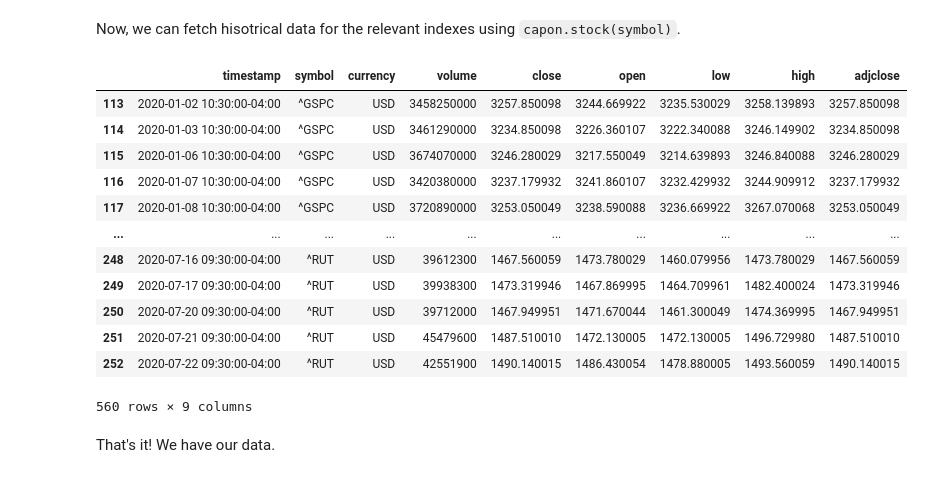
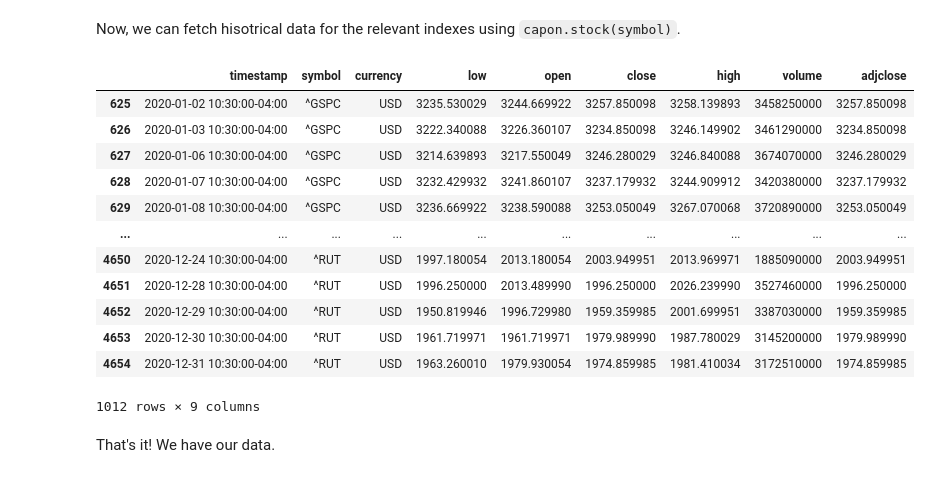
Before and after one commit to gialdetti/capon, a Jupyter notebook: examples/market_analysis/stock_indexes.ipynb, the cells around one changed output. Cells and saved outputs as stored; diff of their text form; code cells hidden in the pictures.

```diff
--- a/examples/market_analysis/stock_indexes.ipynb
+++ b/examples/market_analysis/stock_indexes.ipynb
@@ -34,23 +42,23 @@ Now, we can fetch hisotrical data for the relevant indexes using `capon.stock(sy
 # %%
 key_indexes = ['^GSPC', '^DJI', '^IXIC', '^RUT']
 # %%
-indexes = pd.concat([capon.stock(ticker, range='1y', interval='1d')
-                    for ticker in key_indexes], sort=False)
+indexes = pd.concat([capon.stock(ticker, range='5y', interval='1d') for ticker in key_indexes],
+                    ignore_index=True)
 indexes = indexes[pd.to_datetime(indexes['timestamp'], utc=True).dt.year == 2020]
 indexes
 # %% [output]
-|  | timestamp | symbol | currency | volume | close | open | low | high | adjclose |
-| 113 | 2020-01-02 10:30:00-04:00 | ^GSPC | USD | 3458250000 | 3257.850098 | 3244.669922 | 3235.530029 | 3258.139893 | 3257.850098 |
-| 114 | 2020-01-03 10:30:00-04:00 | ^GSPC | USD | 3461290000 | 3234.850098 | 3226.360107 | 3222.340088 | 3246.149902 | 3234.850098 |
-| 115 | 2020-01-06 10:30:00-04:00 | ^GSPC | USD | 3674070000 | 3246.280029 | 3217.550049 | 3214.639893 | 3246.840088 | 3246.280029 |
-| 116 | 2020-01-07 10:30:00-04:00 | ^GSPC | USD | 3420380000 | 3237.179932 | 3241.860107 | 3232.429932 | 3244.909912 | 3237.179932 |
-| 117 | 2020-01-08 10:30:00-04:00 | ^GSPC | USD | 3720890000 | 3253.050049 | 3238.590088 | 3236.669922 | 3267.070068 | 3253.050049 |
+|  | timestamp | symbol | currency | low | open | close | high | volume | adjclose |
+| 625 | 2020-01-02 10:30:00-04:00 | ^GSPC | USD | 3235.530029 | 3244.669922 | 3257.850098 | 3258.139893 | 3458250000 | 3257.850098 |
+| 626 | 2020-01-03 10:30:00-04:00 | ^GSPC | USD | 3222.340088 | 3226.360107 | 3234.850098 | 3246.149902 | 3461290000 | 3234.850098 |
+| 627 | 2020-01-06 10:30:00-04:00 | ^GSPC | USD | 3214.639893 | 3217.550049 | 3246.280029 | 3246.840088 | 3674070000 | 3246.280029 |
+| 628 | 2020-01-07 10:30:00-04:00 | ^GSPC | USD | 3232.429932 | 3241.860107 | 3237.179932 | 3244.909912 | 3420380000 | 3237.179932 |
+| 629 | 2020-01-08 10:30:00-04:00 | ^GSPC | USD | 3236.669922 | 3238.590088 | 3253.050049 | 3267.070068 | 3720890000 | 3253.050049 |
 | ... | ... | ... | ... | ... | ... | ... | ... | ... | ... |
-| 248 | 2020-07-16 09:30:00-04:00 | ^RUT | USD | 39612300 | 1467.560059 | 1473.780029 | 1460.079956 | 1473.780029 | 1467.560059 |
-| 249 | 2020-07-17 09:30:00-04:00 | ^RUT | USD | 39938300 | 1473.319946 | 1467.869995 | 1464.709961 | 1482.400024 | 1473.319946 |
-| 250 | 2020-07-20 09:30:00-04:00 | ^RUT | USD | 39712000 | 1467.949951 | 1471.670044 | 1461.300049 | 1474.369995 | 1467.949951 |
-| 251 | 2020-07-21 09:30:00-04:00 | ^RUT | USD | 45479600 | 1487.510010 | 1472.130005 | 1472.130005 | 1496.729980 | 1487.510010 |
-| 252 | 2020-07-22 09:30:00-04:00 | ^RUT | USD | 42551900 | 1490.140015 | 1486.430054 | 1478.880005 | 1493.560059 | 1490.140015 |
+| 4650 | 2020-12-24 10:30:00-04:00 | ^RUT | USD | 1997.180054 | 2013.180054 | 2003.949951 | 2013.969971 | 1885090000 | 2003.949951 |
+| 4651 | 2020-12-28 10:30:00-04:00 | ^RUT | USD | 1996.250000 | 2013.489990 | 1996.250000 | 2026.239990 | 3527460000 | 1996.250000 |
+| 4652 | 2020-12-29 10:30:00-04:00 | ^RUT | USD | 1950.819946 | 1996.729980 | 1959.359985 | 2001.699951 | 3387030000 | 1959.359985 |
+| 4653 | 2020-12-30 10:30:00-04:00 | ^RUT | USD | 1961.719971 | 1961.719971 | 1979.989990 | 1987.780029 | 3145200000 | 1979.989990 |
+| 4654 | 2020-12-31 10:30:00-04:00 | ^RUT | USD | 1963.260010 | 1979.930054 | 1974.859985 | 1981.410034 | 3172510000 | 1974.859985 |
-560 rows × 9 columns
+1012 rows × 9 columns
 # %% [markdown]
 That's it! We have our data.
```
Also changed, not shown: parts of 17 cells of this notebook.
